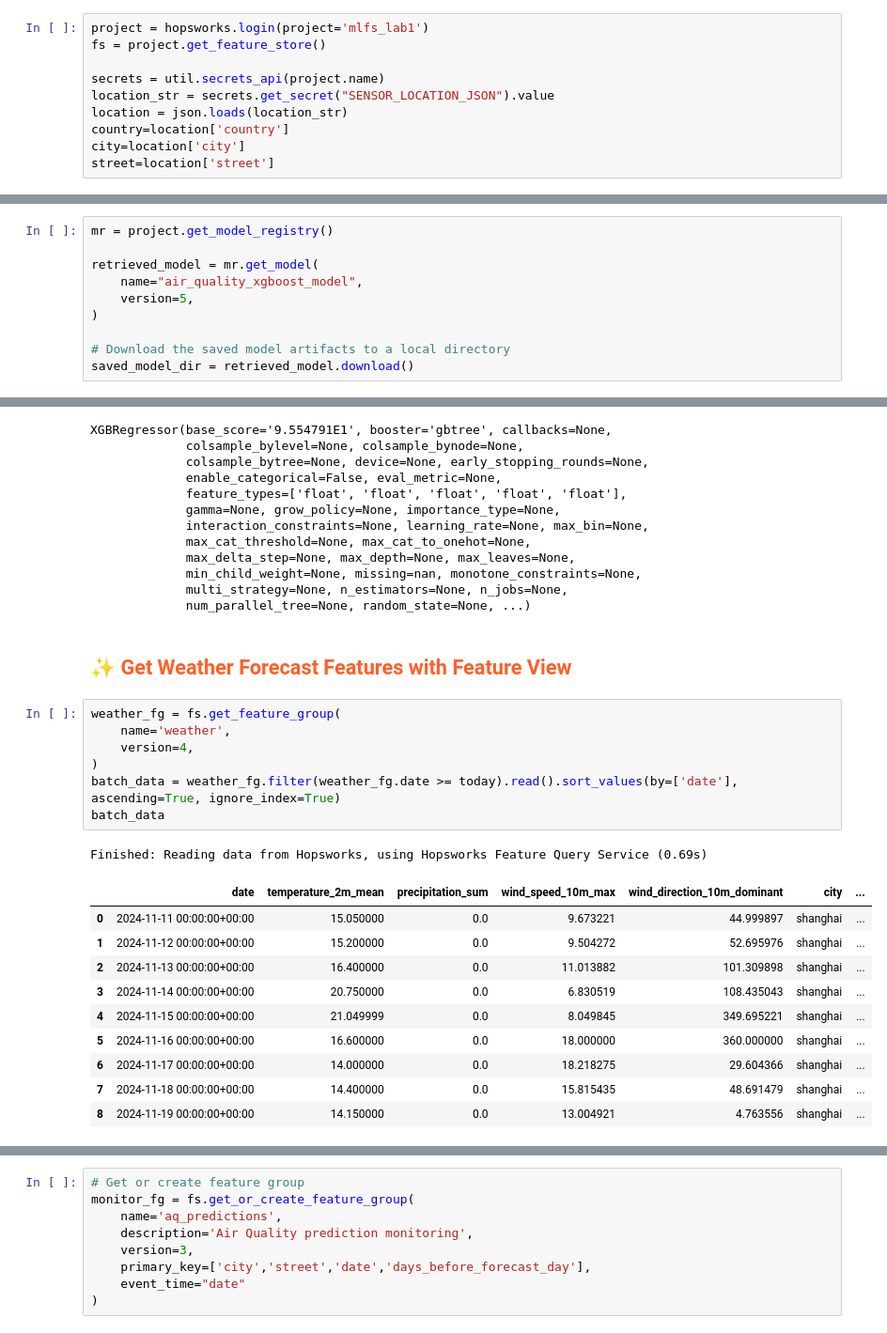
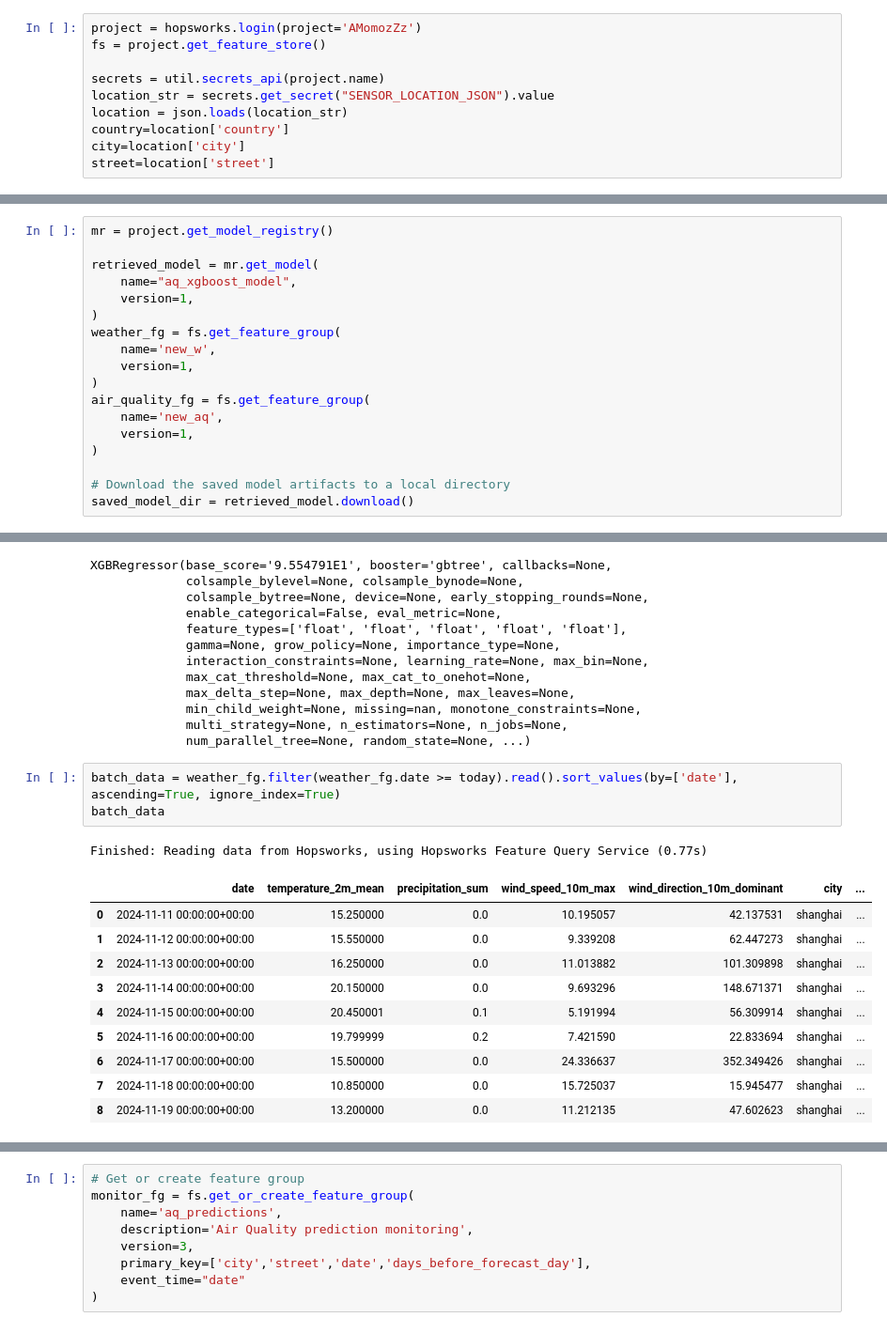
Before and after one commit to AMomozZz/mlfs-book, a Jupyter notebook: notebooks/ch03/4_air_quality_batch_inference.ipynb, the cells around one changed output, grey strips where cells are left out. Shown at 94% size. Drawn from its saved outputs; the diff is of its cells as text.

```diff
--- a/notebooks/ch03/4_air_quality_batch_inference.ipynb
+++ b/notebooks/ch03/4_air_quality_batch_inference.ipynb
@@ -33,5 +20,5 @@ datetime.datetime(2024, 11, 10, 14, 46, 51, 945268)
 # %%
-project = hopsworks.login(project='mlfs_lab1')
+project = hopsworks.login(project='AMomozZz')
 fs = project.get_feature_store()
 
 secrets = util.secrets_api(project.name)
@@ -60,8 +37,16 @@ Connected. Call `.close()` to terminate connection gracefully.
 mr = project.get_model_registry()
 
 retrieved_model = mr.get_model(
-    name="air_quality_xgboost_model",
-    version=5,
+    name="aq_xgboost_model",
+    version=1,
+)
+weather_fg = fs.get_feature_group(
+    name='new_w',
+    version=1,
+)
+air_quality_fg = fs.get_feature_group(
+    name='new_aq',
+    version=1,
 )
 
 # Download the saved model artifacts to a local directory
@@ -91,24 +76,18 @@ XGBRegressor(base_score='9.554791E1', booster='gbtree', callbacks=None,
              min_child_weight=None, missing=nan, monotone_constraints=None,
              multi_strategy=None, n_estimators=None, n_jobs=None,
              num_parallel_tree=None, random_state=None, ...)
-# %% [markdown]
-## <span style="color:#ff5f27;">✨ Get Weather Forecast Features with Feature View   </span>
 # %%
-weather_fg = fs.get_feature_group(
-    name='weather',
-    version=4,
-)
 batch_data = weather_fg.filter(weather_fg.date >= today).read().sort_values(by=['date'], ascending=True, ignore_index=True)
 batch_data
 # %% [output]
-Finished: Reading data from Hopsworks, using Hopsworks Feature Query Service (0.69s)
+Finished: Reading data from Hopsworks, using Hopsworks Feature Query Service (0.77s)
 |  | date | temperature_2m_mean | precipitation_sum | wind_speed_10m_max | wind_direction_10m_dominant | city | ... |
-| 0 | 2024-11-11 00:00:00+00:00 | 15.050000 | 0.0 | 9.673221 | 44.999897 | shanghai | ... |
-| 1 | 2024-11-12 00:00:00+00:00 | 15.200000 | 0.0 | 9.504272 | 52.695976 | shanghai | ... |
-| 2 | 2024-11-13 00:00:00+00:00 | 16.400000 | 0.0 | 11.013882 | 101.309898 | shanghai | ... |
-| 3 | 2024-11-14 00:00:00+00:00 | 20.750000 | 0.0 | 6.830519 | 108.435043 | shanghai | ... |
-| 4 | 2024-11-15 00:00:00+00:00 | 21.049999 | 0.0 | 8.049845 | 349.695221 | shanghai | ... |
-| 5 | 2024-11-16 00:00:00+00:00 | 16.600000 | 0.0 | 18.000000 | 360.000000 | shanghai | ... |
-| 6 | 2024-11-17 00:00:00+00:00 | 14.000000 | 0.0 | 18.218275 | 29.604366 | shanghai | ... |
-| 7 | 2024-11-18 00:00:00+00:00 | 14.400000 | 0.0 | 15.815435 | 48.691479 | shanghai | ... |
-| 8 | 2024-11-19 00:00:00+00:00 | 14.150000 | 0.0 | 13.004921 | 4.763556 | shanghai | ... |
+| 0 | 2024-11-11 00:00:00+00:00 | 15.250000 | 0.0 | 10.195057 | 42.137531 | shanghai | ... |
+| 1 | 2024-11-12 00:00:00+00:00 | 15.550000 | 0.0 | 9.339208 | 62.447273 | shanghai | ... |
+| 2 | 2024-11-13 00:00:00+00:00 | 16.250000 | 0.0 | 11.013882 | 101.309898 | shanghai | ... |
+| 3 | 2024-11-14 00:00:00+00:00 | 20.150000 | 0.0 | 9.693296 | 148.671371 | shanghai | ... |
+| 4 | 2024-11-15 00:00:00+00:00 | 20.450001 | 0.1 | 5.191994 | 56.309914 | shanghai | ... |
+| 5 | 2024-11-16 00:00:00+00:00 | 19.799999 | 0.2 | 7.421590 | 22.833694 | shanghai | ... |
+| 6 | 2024-11-17 00:00:00+00:00 | 15.500000 | 0.0 | 24.336637 | 352.349426 | shanghai | ... |
+| 7 | 2024-11-18 00:00:00+00:00 | 10.850000 | 0.0 | 15.725037 | 15.945477 | shanghai | ... |
+| 8 | 2024-11-19 00:00:00+00:00 | 13.200000 | 0.0 | 11.212135 | 47.602623 | shanghai | ... |
```
Also changed, not shown: parts of 25 cells of this notebook, 2 other files.
